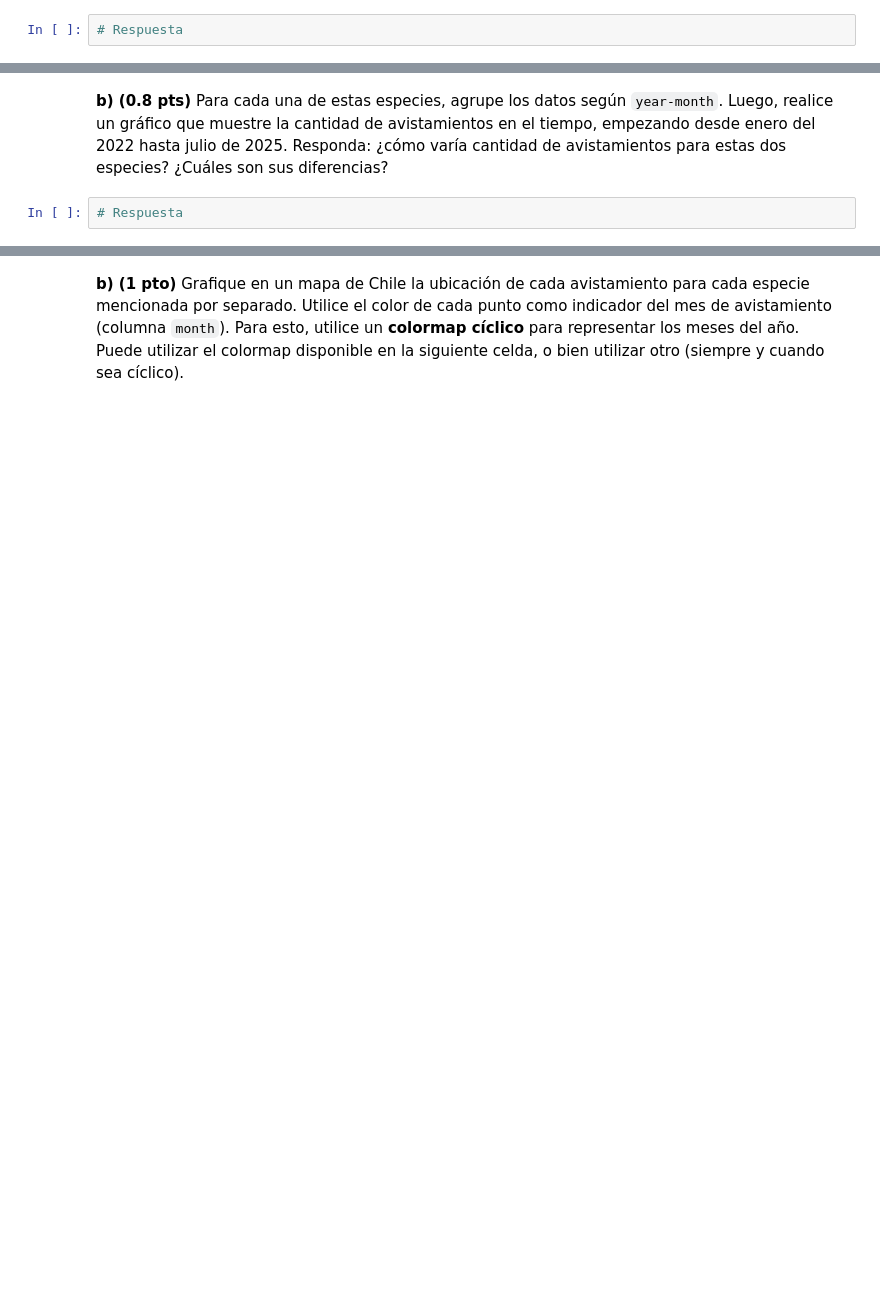
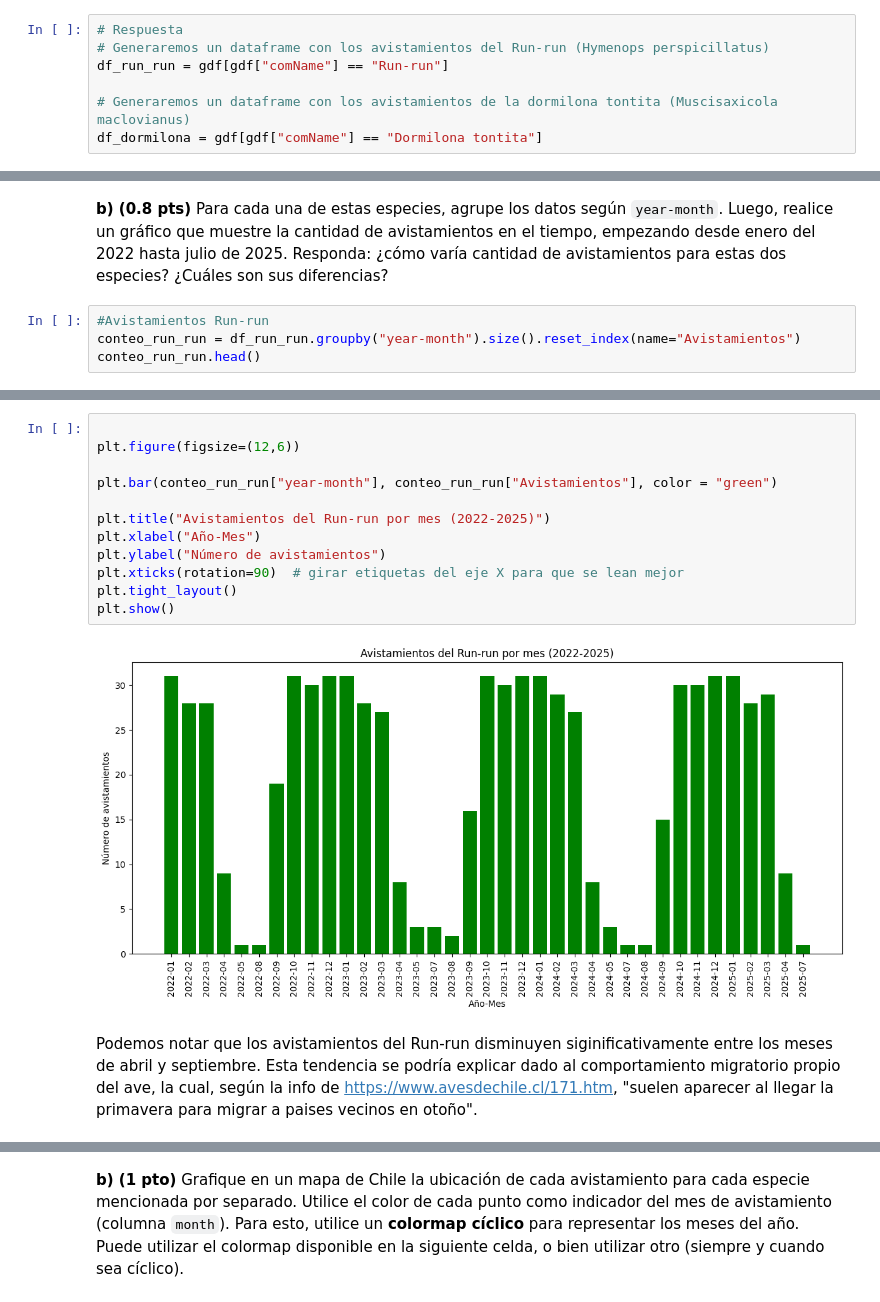
Before and after one commit to IgnOsorioo/IMT2200-Ignacio-Osorio, a Jupyter notebook: Tareas/Tarea 2/IMT2200-25s2 - Tarea 02.ipynb, the cells around one changed output, grey strips where cells are left out. Drawn from its saved outputs; the diff is of its cells as text; blank space fills up the shorter version.

```diff
--- a/Tareas/Tarea 2/IMT2200-25s2 - Tarea 02.ipynb
+++ b/Tareas/Tarea 2/IMT2200-25s2 - Tarea 02.ipynb
@@ -297,3 +298,8 @@ plt.show()
 Primero, genere dos nuevos dataframes con los avistamientos de cada especie por separado.
 # %%
 # Respuesta
+# Generaremos un dataframe con los avistamientos del Run-run (Hymenops perspicillatus)
+df_run_run = gdf[gdf["comName"] == "Run-run"]
+
+# Generaremos un dataframe con los avistamientos de la dormilona tontita (Muscisaxicola maclovianus)
+df_dormilona = gdf[gdf["comName"] == "Dormilona tontita"]
@@ -300,4 +324,6 @@ Primero, genere dos nuevos dataframes con los avistamientos de cada especie por
 # %% [markdown]
 **b) (0.8 pts)** Para cada una de estas especies, agrupe los datos según `year-month`. Luego, realice un gráfico que muestre la cantidad de avistamientos en el tiempo, empezando desde enero del 2022 hasta julio de 2025. Responda: ¿cómo varía cantidad de avistamientos para estas dos especies? ¿Cuáles son sus diferencias?
 # %%
-# Respuesta
+#Avistamientos Run-run
+conteo_run_run = df_run_run.groupby("year-month").size().reset_index(name="Avistamientos")
+conteo_run_run.head()
@@ -303,0 +337,16 @@ Primero, genere dos nuevos dataframes con los avistamientos de cada especie por
+# %%
+
+plt.figure(figsize=(12,6))
+
+plt.bar(conteo_run_run["year-month"], conteo_run_run["Avistamientos"], color = "green")
+
+plt.title("Avistamientos del Run-run por mes (2022-2025)")
+plt.xlabel("Año-Mes")
+plt.ylabel("Número de avistamientos")
+plt.xticks(rotation=90)  # girar etiquetas del eje X para que se lean mejor
+plt.tight_layout()
+plt.show()
+# %% [output]
+[figure, added]
+# %% [markdown]
+Podemos notar que los avistamientos del Run-run disminuyen siginificativamente entre los meses de abril y septiembre. Esta tendencia se podría explicar dado al comportamiento migratorio propio del ave, la cual, según la info de https://www.avesdechile.cl/171.htm, "suelen aparecer al llegar la primavera para migrar a paises vecinos en otoño".
```
Also changed, not shown: parts of 10 cells of this notebook.
